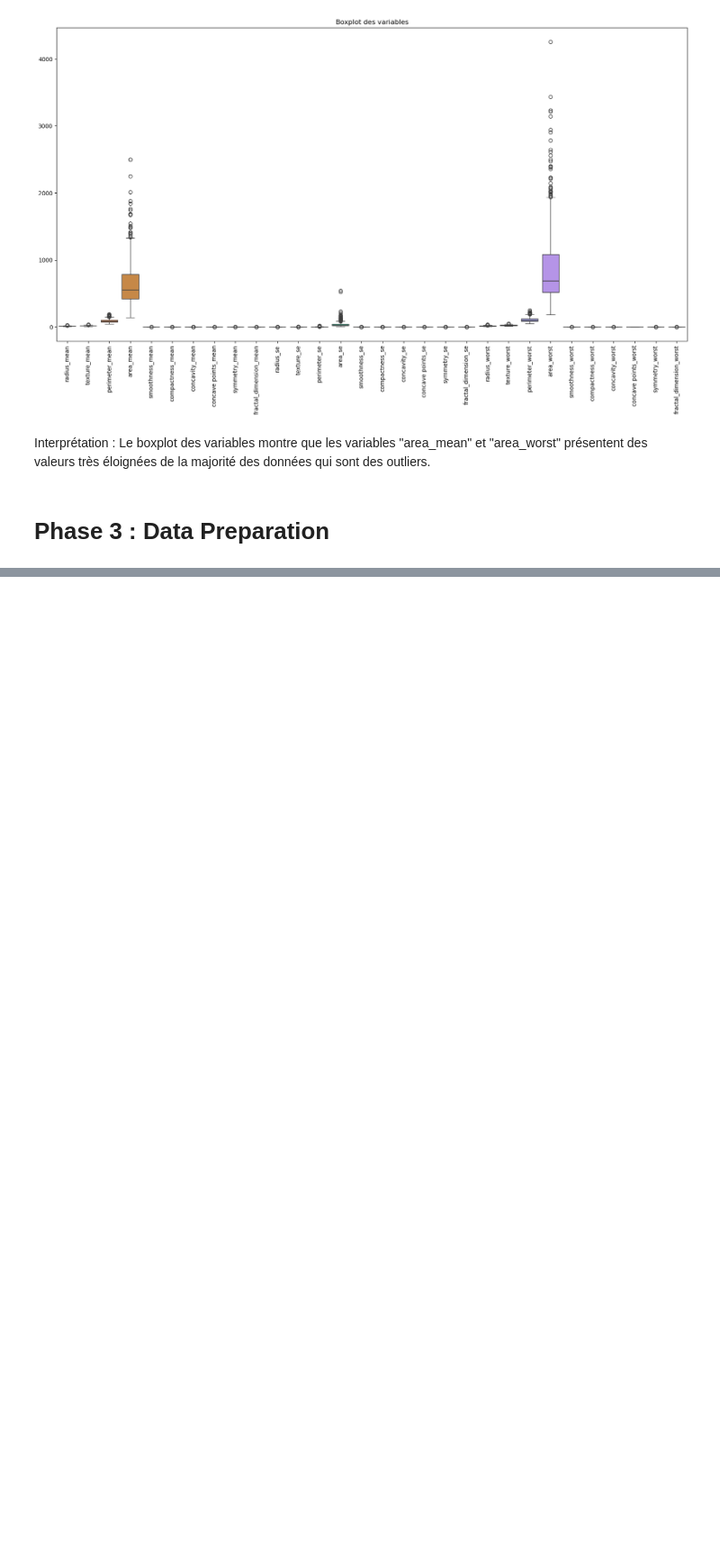
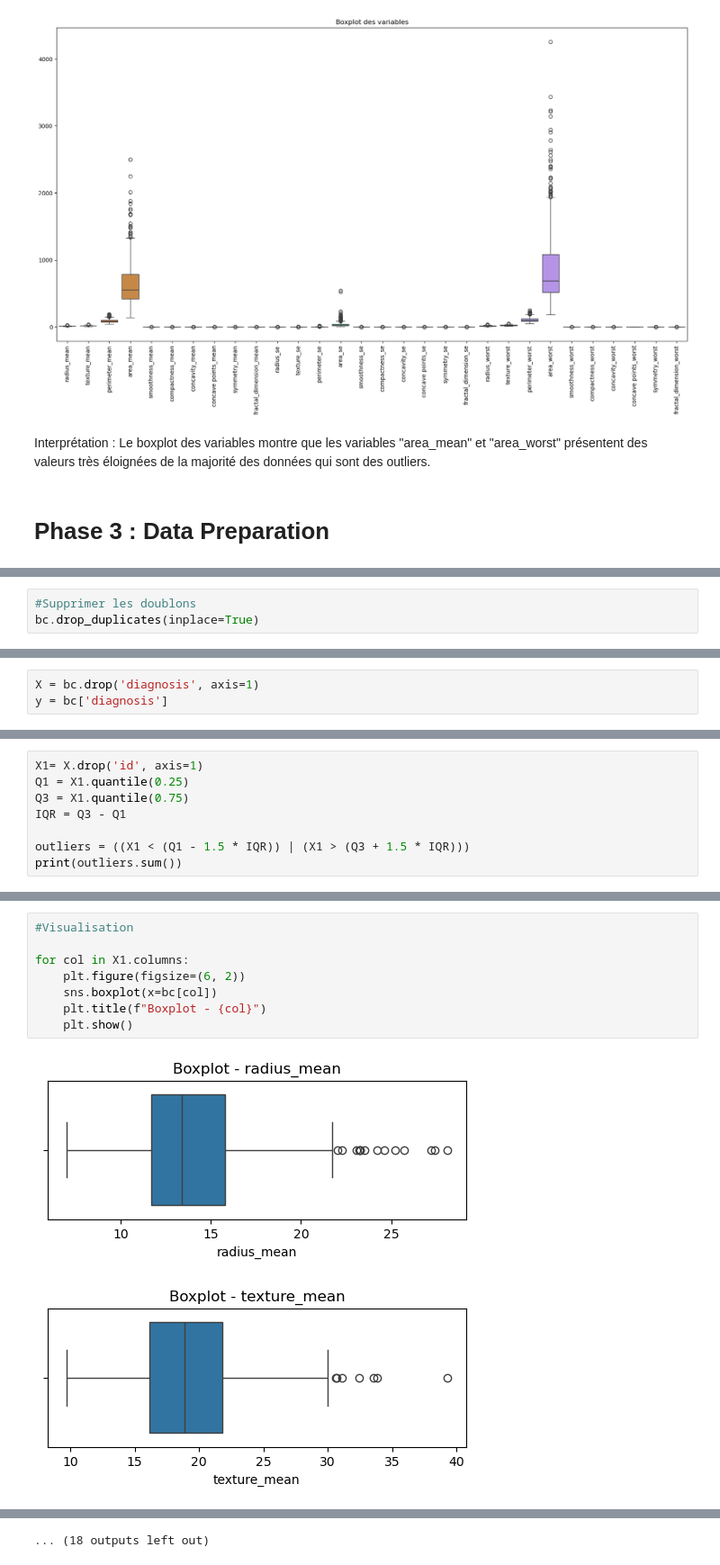
Before and after one commit to sarhanhamdi/ML_Project_Crisp-dm, a Jupyter notebook: Projet Reinforcement learning trees/Cancer Breast Dataset/Cancer_Breast_RLT.ipynb, the cells around one changed output, grey strips where cells are left out. Shown at 90% size. Saved outputs shown, nothing was run; the diff lists cells and outputs as text; blank space fills up the shorter version.

```diff
--- a/Projet Reinforcement learning trees/Cancer Breast Dataset/Cancer_Breast_RLT.ipynb
+++ b/Projet Reinforcement learning trees/Cancer Breast Dataset/Cancer_Breast_RLT.ipynb
@@ -281,0 +259,3 @@ plt.show()
+# %%
+#Supprimer les doublons
+bc.drop_duplicates(inplace=True)
@@ -281,0 +286,3 @@ plt.show()
+# %%
+X = bc.drop('diagnosis', axis=1)
+y = bc['diagnosis']
@@ -281,0 +291,8 @@ plt.show()
+# %%
+X1= X.drop('id', axis=1)
+Q1 = X1.quantile(0.25)
+Q3 = X1.quantile(0.75)
+IQR = Q3 - Q1
+
+outliers = ((X1 < (Q1 - 1.5 * IQR)) | (X1 > (Q3 + 1.5 * IQR)))
+print(outliers.sum())
@@ -281,0 +334,11 @@ plt.show()
+# %%
+#Visualisation
+
+for col in X1.columns:
+    plt.figure(figsize=(6, 2))
+    sns.boxplot(x=bc[col])
+    plt.title(f"Boxplot - {col}")
+    plt.show()
+# %% [output]
+[figure, added]
+[figure, added]
@@ -281,0 +355 @@ plt.show()
+... (18 outputs left out)
```
Also changed, not shown: parts of 16 cells of this notebook.
